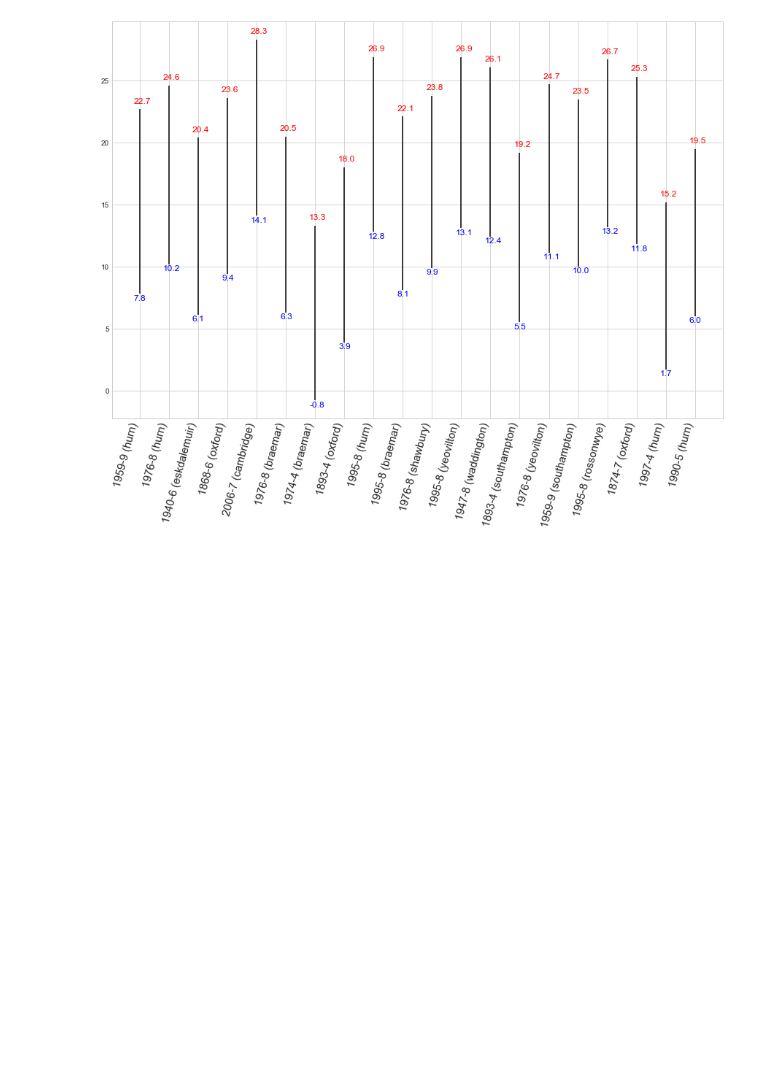
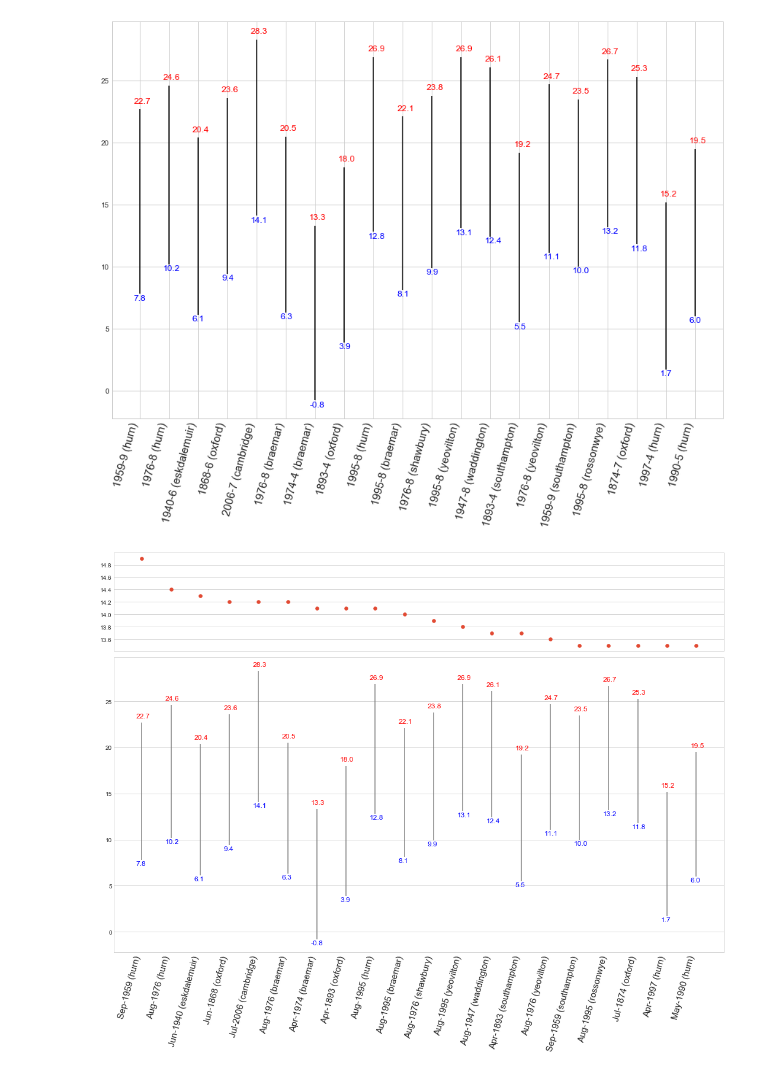
Before and after one commit to DanielJohnBenton/historic-monthly-meteorological-station-data, a Jupyter notebook: src/notes.ipynb, the cells around one changed output. Drawn from its saved outputs; the diff is of its cells as text; code cells hidden in the pictures; blank space fills up the shorter version.

Commit message:
graph function for all the temp sets

```diff
--- a/src/notes.ipynb
+++ b/src/notes.ipynb
@@ -130,2 +130,47 @@ pyplot.show();
 # %% [output]
 [figure]
+# %%
+monthNames = {}
+monthNamesStr = ["Jan", "Feb", "Mar", "Apr", "May", "Jun", "Jul", "Aug", "Sep", "Aug", "Oct", "Nov", "Dec"]
+for i in range(1, 13):
+    monthNames[str(i)] = monthNamesStr[i - 1]
+# %%
+matplotlib.rcParams["figure.figsize"] = (15, 12)
+pyplot.style.use("seaborn-whitegrid")
+
+things = mostVaried
+
+highs = [temp["HIGH"] for temp in things]
+lows = [temp["LOW"] for temp in things]
+labels = [monthNames[temp["MONTH"]] +"-"+ temp["YEAR"] + f" ({temp['STATION']})" for temp in things]
+ranges = [temp["RANGE"] for temp in things]
+
+#pyplot.vlines(list(range(sample)), lows, highs, color="black")
+#pyplot.xticks(list(range(sample)), labels, rotation=75, ha="right", size=15)
+
+#for i in range(sample):
+#    pyplot.text(i - 0.2, highs[i] + 0.5, str(highs[i]), size=12, color="red")
+#    pyplot.text(i - 0.2, lows[i] - 0.5, str(lows[i]), size=12, color="blue")
+
+#pyplot.plot(list(range(sample)), ranges, alpha=0.2, color="green")
+#pyplot.show()
+
+fig, ax = pyplot.subplots(2, 1, sharex="all", gridspec_kw={"height_ratios": [1, 3]})
+
+ax[0].scatter(list(range(sample)), ranges)
+
+ax[1].vlines(list(range(sample)), lows, highs, color="grey")
+
+ax[0].xaxis.grid(False)
+ax[1].xaxis.grid(False)
+
+for i in range(sample):
+    ax[1].text(i - 0.2, highs[i] + 0.5, str(highs[i]), size=12, color="red")
+    ax[1].text(i - 0.2, lows[i] - 0.6, str(lows[i]), size=12, color="blue")
+
+pyplot.xticks(list(range(sample)), labels, rotation=75, ha="right", size=15)
+
+fig.tight_layout()
+pyplot.show()
+# %% [output]
+[figure, added]
```
Also changed, not shown: parts of 4 cells of this notebook.
